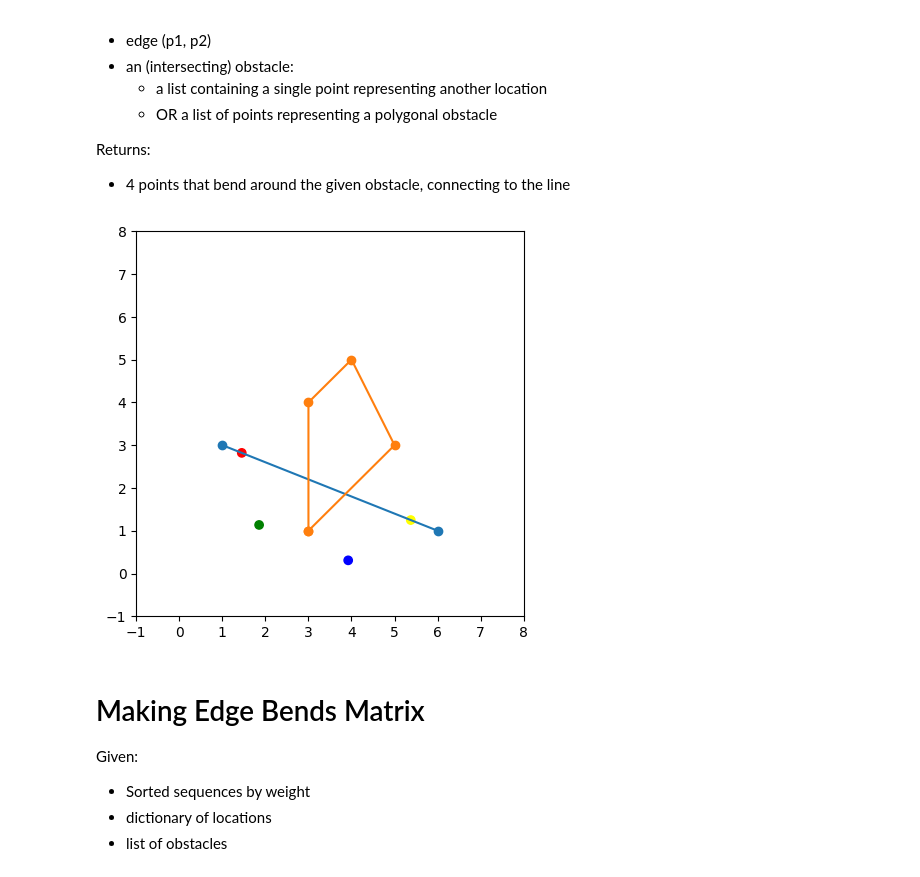
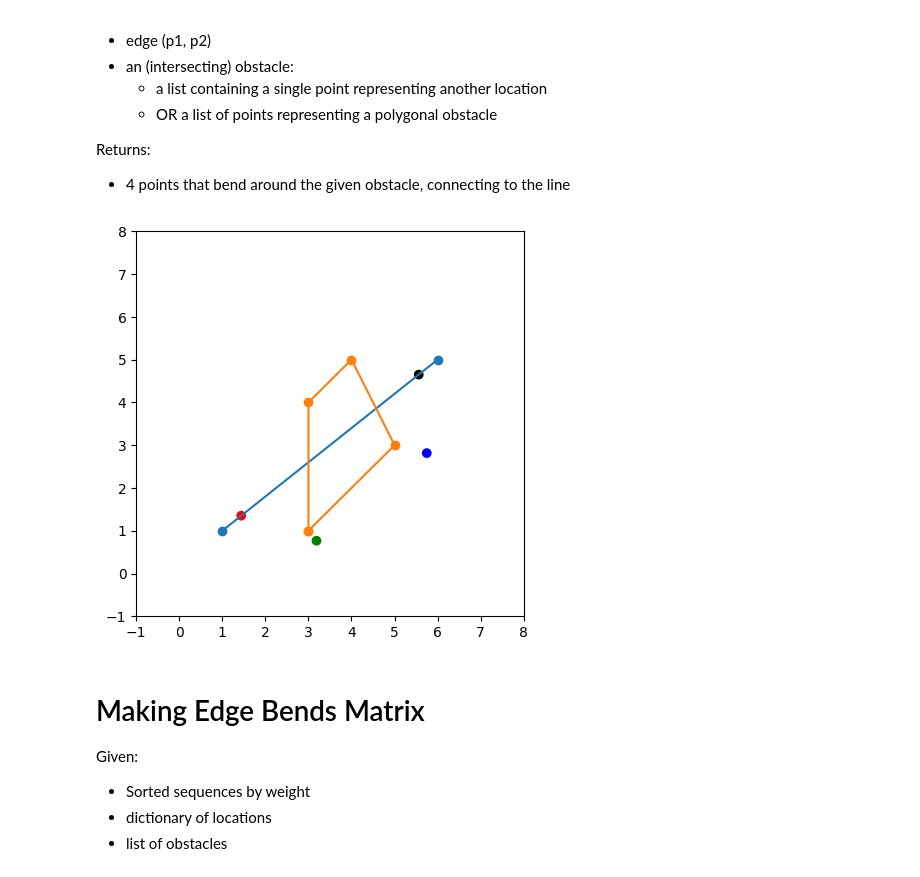
Before and after one commit to gkrastev99/SequenceMaps, a Jupyter notebook: obstacles/bending.ipynb, the cells around one changed output. Saved outputs shown, nothing was run; the diff lists cells and outputs as text; code cells hidden in the pictures.

Commit message:
bendmatrix that seems to work, still need to order its entries

```diff
--- a/obstacles/bending.ipynb
+++ b/obstacles/bending.ipynb
@@ -13,11 +13,11 @@ Returns:
 - 4 points that bend around the given obstacle, connecting to the line
 # %%
 # the radius of a location, maximum line width in the graph?
-r = 0.0
+r = 0.5
 # the buffer around obstacles
 BUFFER = 0.0
 # bending distance
-d_bend = 1.0
+d_bend = 1
 # %%
 def vecAngle(v1, v2):
     return np.arccos(np.dot(v1, v2)/(np.linalg.norm(v1) * np.linalg.norm(v2)))
@@ -119,6 +127,9 @@ def bendpoints(edge, obs, lw):
     '''ROTATION'''
     # standard vector angle formula: arccos(a dot b / (|a| * |b|))
     angle = vecAngle([1, 0], p2_t)
+    # if the other endpoint of the edge is above the x axis the rotation needs to be negative
+    if p2_t[1] > 0:
+        angle = -angle
 
     # 2d rotation matrix construction: ((cos -sin), (sin cos))
     rotation = rMatrix(angle)
@@ -130,7 +141,7 @@ def bendpoints(edge, obs, lw):
 
     '''OBSTACLE BENDING MIDPOINTS'''
     #get axis aligned bounding box in this coordinate system
-    bend_tr = bendpoints_r(obs_tr, p2, lw)
+    bend_tr = bendpoints_r(obs_tr, p2_tr, lw)
 
     #rotate and translate them back into the old coordinate system
     #transpose is inverse of a rotation matrix
@@ -141,29 +152,29 @@ def bendpoints(edge, obs, lw):
 
     return bend
 # %%
-p1 = np.array([1,3])
-p2 = np.array([6,1])
+p1 = np.array([1,1])
+p2 = np.array([6,5])
 edge = np.array([p1, p2])
 obstacle = np.array([[3,1], [5,3], [4,5], [3,4], [3,1]])
 # obstacle = np.array([[3, 2.5]])
 
 bend = bendpoints(edge, obstacle, 0.3)
 
 plt.figure(figsize=(5,5))
 plt.axis([-1, 8, -1, 8])
 
 plt.plot(edge.T[0], edge.T[1])
 plt.scatter(edge.T[0], edge.T[1])
 
 plt.plot(obstacle.T[0], obstacle.T[1])
 plt.scatter(obstacle.T[0], obstacle.T[1])
 
 # plt.plot(triangle.T[0], triangle.T[1])
-plt.scatter(bend.T[0], bend.T[1], c=['red', 'green', 'blue', 'yellow'])
+plt.scatter(bend.T[0], bend.T[1], c=['red', 'green', 'blue', 'black'])
 
 plt.show()
 # %% [output]
-[figure, old version]
+[figure, new version]
 # %% [markdown]
 # Making Edge Bends Matrix
 Given:
```
Also changed, not shown: parts of 9 cells of this notebook, 1 other file.
